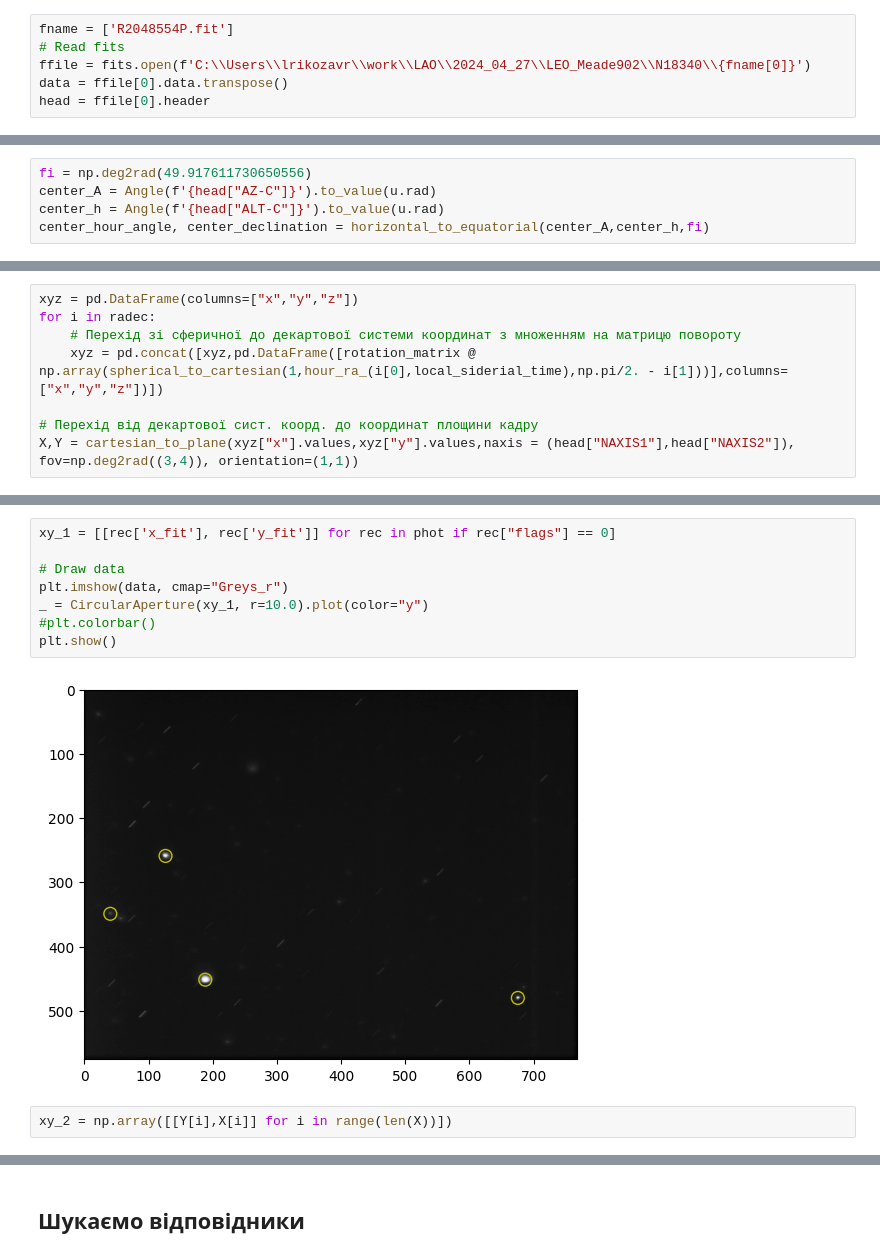
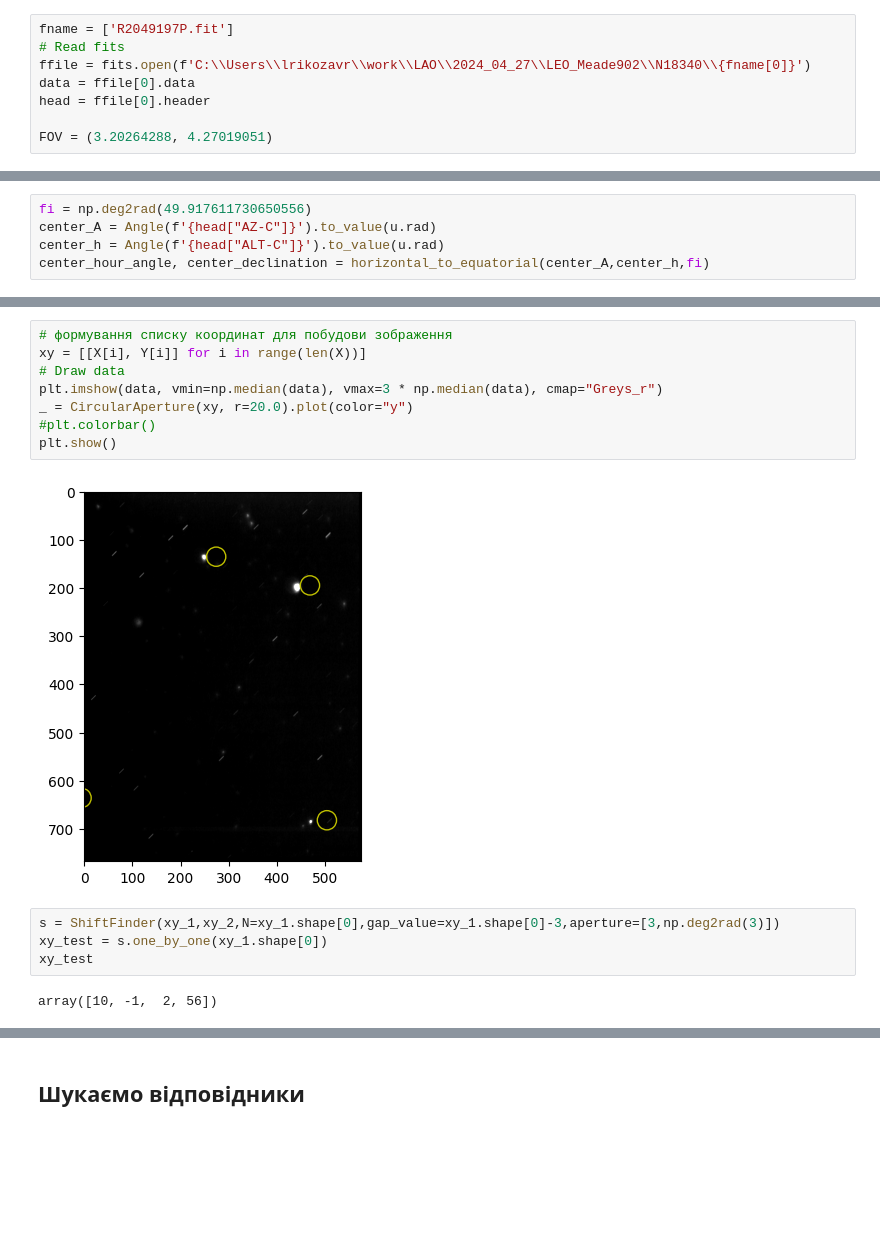
Before and after one commit to lrikozavr/Sklad_gryazi, a Jupyter notebook: image_/astrometry_new.ipynb, the cells around one changed output, grey strips where cells are left out. Cells and saved outputs as stored; diff of their text form; blank space fills up the shorter version.

```diff
--- a/image_/astrometry_new.ipynb
+++ b/image_/astrometry_new.ipynb
@@ -23,9 +27,11 @@ import pandas as pd
 # %%
-fname = ['R2048554P.fit']
+fname = ['R2049197P.fit']
 # Read fits
 ffile = fits.open(f'C:\\Users\\lrikozavr\\work\\LAO\\2024_04_27\\LEO_Meade902\\N18340\\{fname[0]}')
-data = ffile[0].data.transpose()
+data = ffile[0].data
 head = ffile[0].header
+
+FOV = (3.20264288, 4.27019051)
 # %% [output]
 WARNING: File may have been truncated: actual file length (887616) is smaller than the expected size (889920) [astropy.io.fits.file]
 # %%
@@ -120,8 +86,0 @@ rotation_matrix = matrix(-(np.pi/2.-center_h),"y") @ (
-# %%
-xyz = pd.DataFrame(columns=["x","y","z"])
-for i in radec:
-    # Перехід зі сферичної до декартової системи координат з множенням на матрицю повороту
-    xyz = pd.concat([xyz,pd.DataFrame([rotation_matrix @ np.array(spherical_to_cartesian(1,hour_ra_(i[0],local_siderial_time),np.pi/2. - i[1]))],columns=["x","y","z"])])
-
-# Перехід від декартової сист. коорд. до координат площини кадру
-X,Y = cartesian_to_plane(xyz["x"].values,xyz["y"].values,naxis = (head["NAXIS1"],head["NAXIS2"]), fov=np.deg2rad((3,4)), orientation=(1,1))
@@ -218,12 +87,16 @@ print(phot[('id', 'x_fit', 'y_fit', 'flux_fit')])
-# %%
-xy_1 = [[rec['x_fit'], rec['y_fit']] for rec in phot if rec["flags"] == 0]
-
-# Draw data
-plt.imshow(data, cmap="Greys_r")
-_ = CircularAperture(xy_1, r=10.0).plot(color="y")
-#plt.colorbar()
-plt.show()
-# %% [output]
-[figure, removed]
-# %%
-xy_2 = np.array([[Y[i],X[i]] for i in range(len(X))])
+# %%
+# формування списку координат для побудови зображення
+xy = [[X[i], Y[i]] for i in range(len(X))]
+# Draw data
+plt.imshow(data, vmin=np.median(data), vmax=3 * np.median(data), cmap="Greys_r")
+_ = CircularAperture(xy, r=20.0).plot(color="y")
+#plt.colorbar()
+plt.show()
+# %% [output]
+[figure, added]
+# %%
+s = ShiftFinder(xy_1,xy_2,N=xy_1.shape[0],gap_value=xy_1.shape[0]-3,aperture=[3,np.deg2rad(3)])
+xy_test = s.one_by_one(xy_1.shape[0])
+xy_test
+# %% [output]
+array([10, -1,  2, 56])
```
Also changed, not shown: parts of 83 cells of this notebook.
